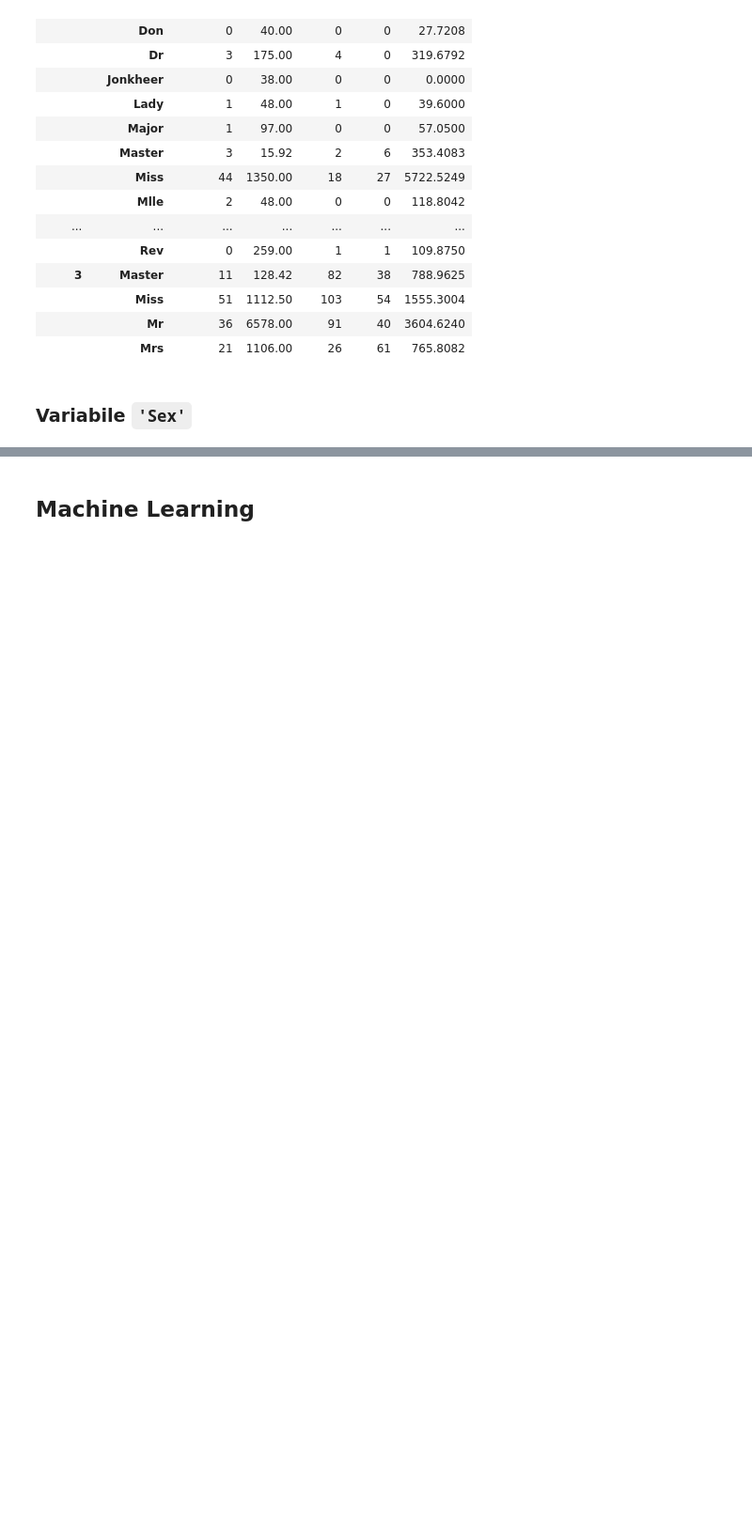
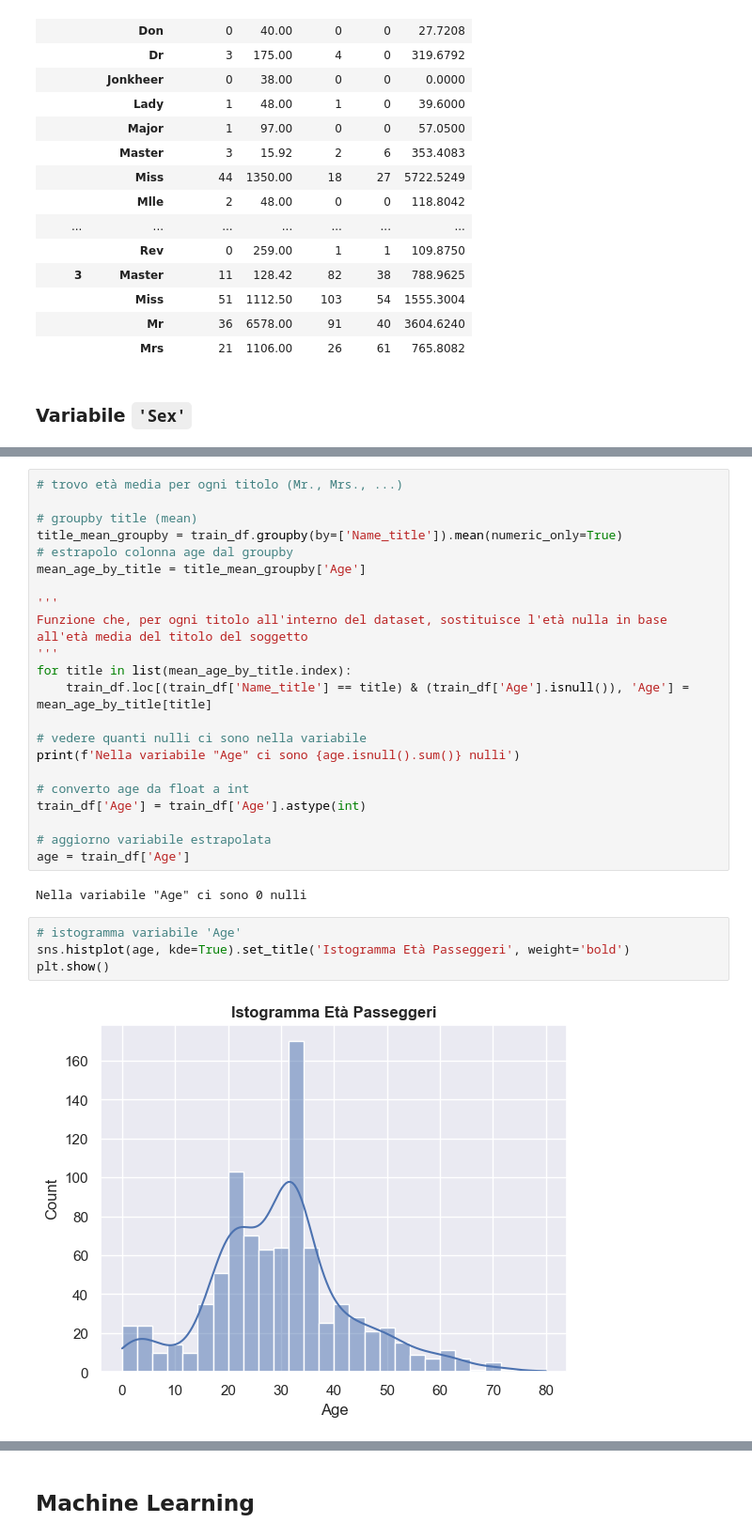
Before and after one commit to marcocolognesi/kaggle_titanic, a Jupyter notebook: notebook.ipynb, the cells around one changed output, grey strips where cells are left out. Shown at 94% size. Saved outputs shown, nothing was run; the diff lists cells and outputs as text; blank space fills up the shorter version.

```diff
--- a/notebook.ipynb
+++ b/notebook.ipynb
@@ -251,0 +301,30 @@ train_df.groupby(by=['Pclass', 'Name_title']).sum(numeric_only=True).iloc[:, 1:]
+# %%
+# trovo età media per ogni titolo (Mr., Mrs., ...)
+
+# groupby title (mean)
+title_mean_groupby = train_df.groupby(by=['Name_title']).mean(numeric_only=True)
+# estrapolo colonna age dal groupby
+mean_age_by_title = title_mean_groupby['Age']
+
+'''
+Funzione che, per ogni titolo all'interno del dataset, sostituisce l'età nulla in base all'età media del titolo del soggetto
+'''
+for title in list(mean_age_by_title.index):
+    train_df.loc[(train_df['Name_title'] == title) & (train_df['Age'].isnull()), 'Age'] = mean_age_by_title[title]
+
+# vedere quanti nulli ci sono nella variabile
+print(f'Nella variabile "Age" ci sono {age.isnull().sum()} nulli')
+
+# converto age da float a int
+train_df['Age'] = train_df['Age'].astype(int)
+
+# aggiorno variabile estrapolata
+age = train_df['Age']
+# %% [output]
+Nella variabile "Age" ci sono 0 nulli
+# %%
+# istogramma variabile 'Age'
+sns.histplot(age, kde=True).set_title('Istogramma Età Passeggeri', weight='bold')
+plt.show()
+# %% [output]
+[figure, added]
```
Also changed, not shown: parts of 7 cells of this notebook.
